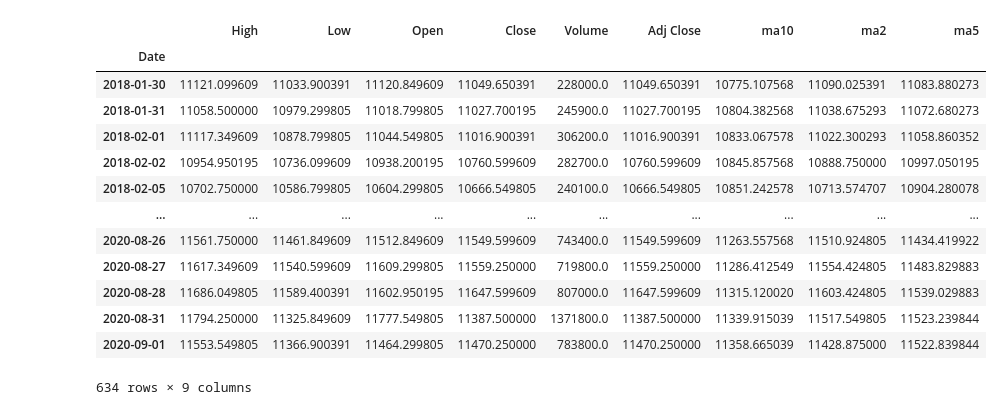
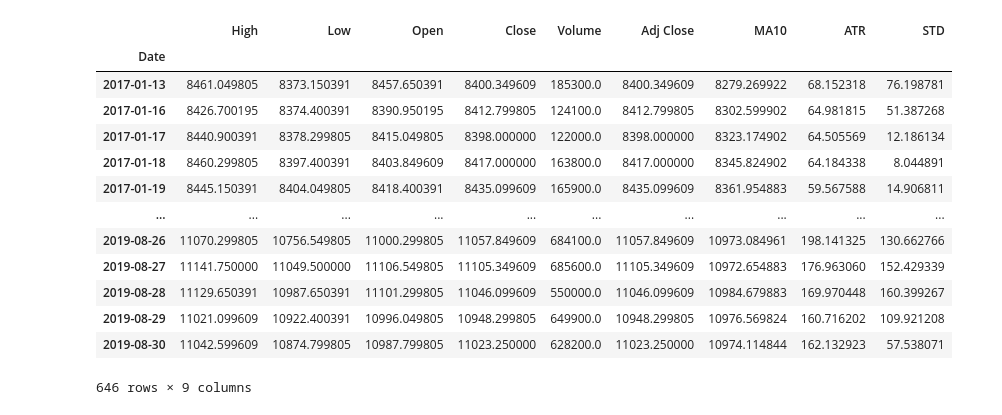
Before and after one commit to ravividap/NR7, a Jupyter notebook: BackTestIntra/MAClose.ipynb, the cells around one changed output. Cells and saved outputs as stored; diff of their text form; code cells hidden in the pictures.

```diff
--- a/BackTestIntra/MAClose.ipynb
+++ b/BackTestIntra/MAClose.ipynb
@@ -3,35 +3,36 @@ import pandas_datareader as web
 import ta, datetime
 import numpy as np
 # %%
-start = datetime.datetime(2018, 1, 1)
-end = datetime.datetime(2020, 9, 1)
+start = datetime.datetime(2017, 1, 1)
+end = datetime.datetime(2019, 9, 1)
 df = web.DataReader("^NSEI", 'yahoo', start, end)
 # %%
-ma10 = ta.trend.SMAIndicator(df['Close'], 20).sma_indicator()
-ma2 = ta.trend.SMAIndicator(df['Close'], 2).sma_indicator()
-ma5 = ta.trend.SMAIndicator(df['Close'], 5).sma_indicator()
+ma10 = ta.trend.SMAIndicator(df['Adj Close'], 10).sma_indicator()
+atr = ta.volatility.AverageTrueRange(df['High'],df['Low'],df['Adj Close'], 5).average_true_range()
+std = df['Adj Close'].rolling(window=5).std()
 #df['highc50'] = df['Adj Close'][-50:].idxmax()
 #df['lowc50'] = df['Adj Close'][-50:].idxmin()
-df['ma10'] = ma10.sort_values(ascending=True)
-df['ma2'] = ma2.sort_values(ascending=True)
-df['ma5'] = ma5.sort_values(ascending=True)
+df['MA10'] = ma10.sort_values(ascending=True)
+df['ATR'] = atr.sort_values(ascending=True)
+df['STD'] = std
+
 
 #drop 50 records
 #df =  df.iloc[30:]
 df.dropna()
 # %% [output]
-|  | High | Low | Open | Close | Volume | Adj Close | ma10 | ma2 | ma5 |
+|  | High | Low | Open | Close | Volume | Adj Close | MA10 | ATR | STD |
 | Date |  |  |  |  |  |  |  |  |  |
-| 2018-01-30 | 11121.099609 | 11033.900391 | 11120.849609 | 11049.650391 | 228000.0 | 11049.650391 | 10775.107568 | 11090.025391 | 11083.880273 |
-| 2018-01-31 | 11058.500000 | 10979.299805 | 11018.799805 | 11027.700195 | 245900.0 | 11027.700195 | 10804.382568 | 11038.675293 | 11072.680273 |
-| 2018-02-01 | 11117.349609 | 10878.799805 | 11044.549805 | 11016.900391 | 306200.0 | 11016.900391 | 10833.067578 | 11022.300293 | 11058.860352 |
-| 2018-02-02 | 10954.950195 | 10736.099609 | 10938.200195 | 10760.599609 | 282700.0 | 10760.599609 | 10845.857568 | 10888.750000 | 10997.050195 |
-| 2018-02-05 | 10702.750000 | 10586.799805 | 10604.299805 | 10666.549805 | 240100.0 | 10666.549805 | 10851.242578 | 10713.574707 | 10904.280078 |
+| 2017-01-13 | 8461.049805 | 8373.150391 | 8457.650391 | 8400.349609 | 185300.0 | 8400.349609 | 8279.269922 | 68.152318 | 76.198781 |
+| 2017-01-16 | 8426.700195 | 8374.400391 | 8390.950195 | 8412.799805 | 124100.0 | 8412.799805 | 8302.599902 | 64.981815 | 51.387268 |
+| 2017-01-17 | 8440.900391 | 8378.299805 | 8415.049805 | 8398.000000 | 122000.0 | 8398.000000 | 8323.174902 | 64.505569 | 12.186134 |
+| 2017-01-18 | 8460.299805 | 8397.400391 | 8403.849609 | 8417.000000 | 163800.0 | 8417.000000 | 8345.824902 | 64.184338 | 8.044891 |
+| 2017-01-19 | 8445.150391 | 8404.049805 | 8418.400391 | 8435.099609 | 165900.0 | 8435.099609 | 8361.954883 | 59.567588 | 14.906811 |
 | ... | ... | ... | ... | ... | ... | ... | ... | ... | ... |
-| 2020-08-26 | 11561.750000 | 11461.849609 | 11512.849609 | 11549.599609 | 743400.0 | 11549.599609 | 11263.557568 | 11510.924805 | 11434.419922 |
-| 2020-08-27 | 11617.349609 | 11540.599609 | 11609.299805 | 11559.250000 | 719800.0 | 11559.250000 | 11286.412549 | 11554.424805 | 11483.829883 |
-| 2020-08-28 | 11686.049805 | 11589.400391 | 11602.950195 | 11647.599609 | 807000.0 | 11647.599609 | 11315.120020 | 11603.424805 | 11539.029883 |
-| 2020-08-31 | 11794.250000 | 11325.849609 | 11777.549805 | 11387.500000 | 1371800.0 | 11387.500000 | 11339.915039 | 11517.549805 | 11523.239844 |
-| 2020-09-01 | 11553.549805 | 11366.900391 | 11464.299805 | 11470.250000 | 783800.0 | 11470.250000 | 11358.665039 | 11428.875000 | 11522.839844 |
+| 2019-08-26 | 11070.299805 | 10756.549805 | 11000.299805 | 11057.849609 | 684100.0 | 11057.849609 | 10973.084961 | 198.141325 | 130.662766 |
+| 2019-08-27 | 11141.750000 | 11049.500000 | 11106.549805 | 11105.349609 | 685600.0 | 11105.349609 | 10972.654883 | 176.963060 | 152.429339 |
+| 2019-08-28 | 11129.650391 | 10987.650391 | 11101.299805 | 11046.099609 | 550000.0 | 11046.099609 | 10984.679883 | 169.970448 | 160.399267 |
+| 2019-08-29 | 11021.099609 | 10922.400391 | 10996.049805 | 10948.299805 | 649900.0 | 10948.299805 | 10976.569824 | 160.716202 | 109.921208 |
+| 2019-08-30 | 11042.599609 | 10874.799805 | 10987.799805 | 11023.250000 | 628200.0 | 11023.250000 | 10974.114844 | 162.132923 | 57.538071 |
-634 rows × 9 columns
+646 rows × 9 columns
 # %%
```
Also changed, not shown: parts of 5 cells of this notebook, 2 other files.
